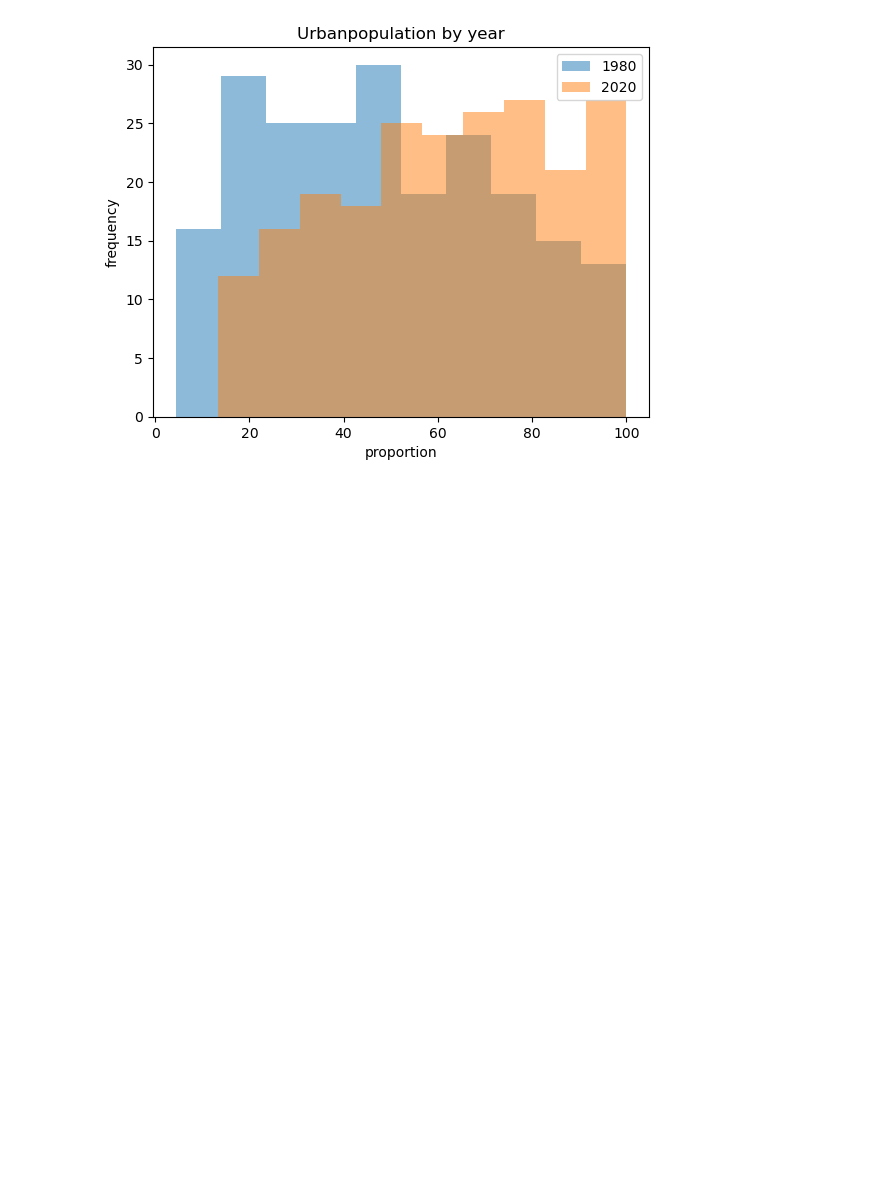
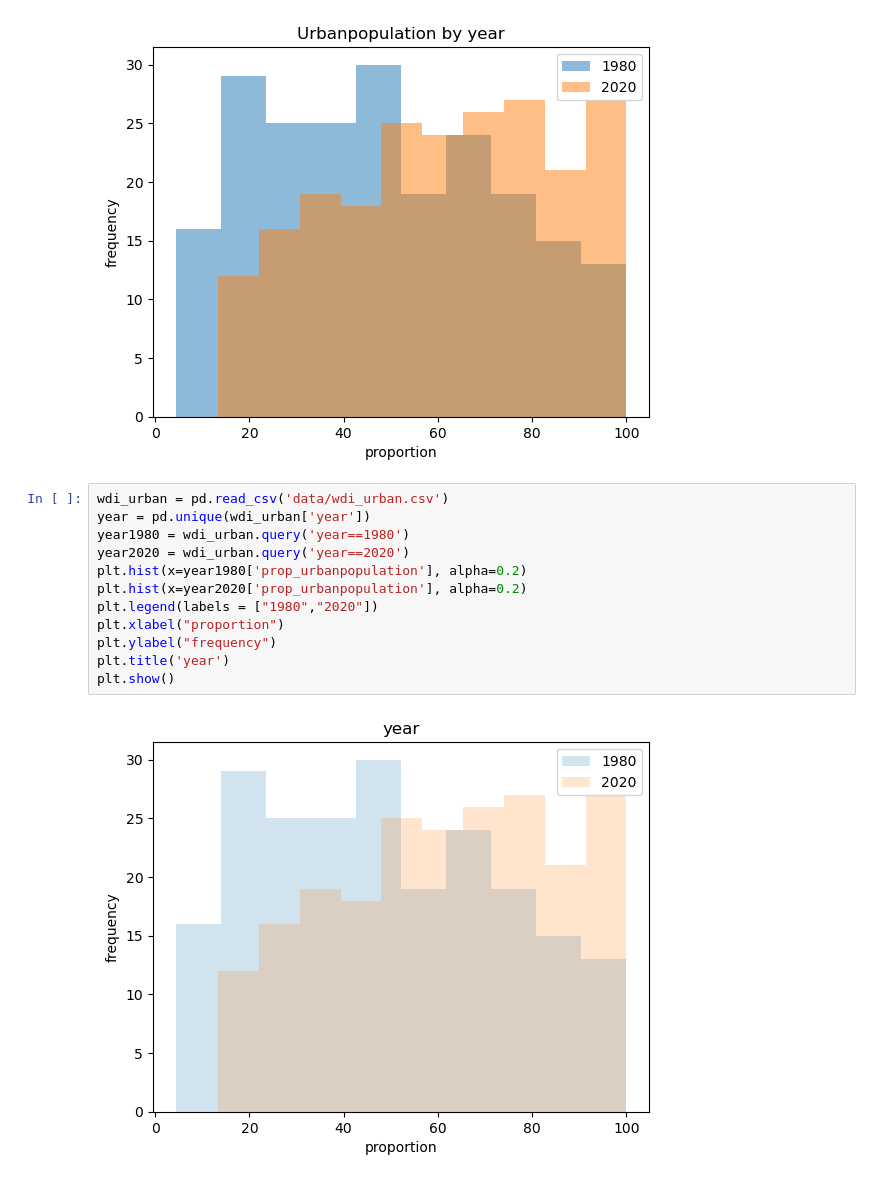
Before and after one commit to ZixuanChenLeo/qtm151_fall_2023, a Jupyter notebook: assingments/assignment6/assignment6.ipynb, the cells around one changed output. Saved outputs shown, nothing was run; the diff lists cells and outputs as text; blank space fills up the shorter version.

```diff
--- a/assingments/assignment6/assignment6.ipynb
+++ b/assingments/assignment6/assignment6.ipynb
@@ -178,3 +193,17 @@ plt.title("Urbanpopulation by year")
 plt.show()
 # %% [output]
 [figure]
+# %%
+wdi_urban = pd.read_csv('data/wdi_urban.csv')
+year = pd.unique(wdi_urban['year'])
+year1980 = wdi_urban.query('year==1980')
+year2020 = wdi_urban.query('year==2020')
+plt.hist(x=year1980['prop_urbanpopulation'], alpha=0.2)
+plt.hist(x=year2020['prop_urbanpopulation'], alpha=0.2)
+plt.legend(labels = ["1980","2020"])
+plt.xlabel("proportion")
+plt.ylabel("frequency")
+plt.title('year')
+plt.show()
+# %% [output]
+[figure, added]
```
Also changed, not shown: parts of 2 cells of this notebook, 3 other files.
